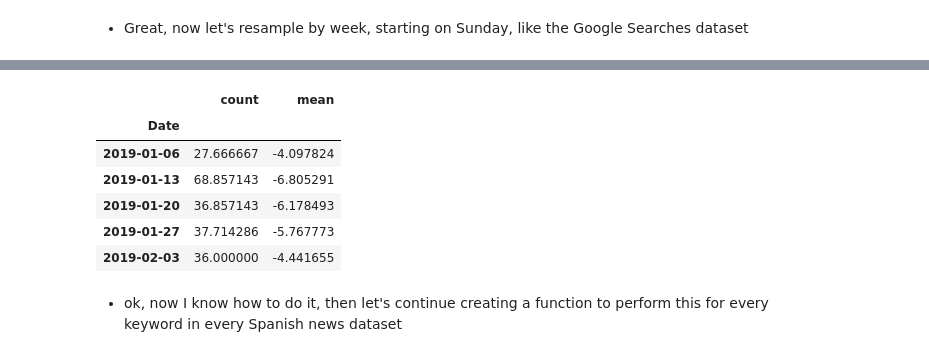
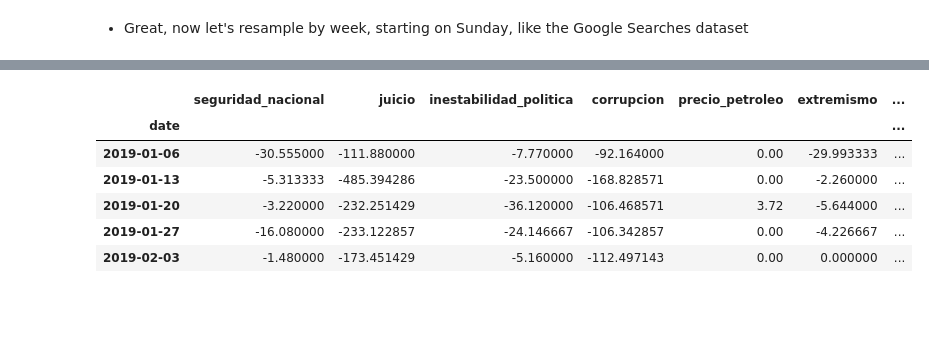
Before and after one commit to albertovpd/automated_ML_regression, a Jupyter notebook: data_exploration.ipynb, the cells around one changed output, grey strips where cells are left out. Saved outputs shown, nothing was run; the diff lists cells and outputs as text; code cells hidden in the pictures; blank space fills up the shorter version.

```diff
--- a/data_exploration.ipynb
+++ b/data_exploration.ipynb
@@ -40,6 +40,6 @@ df_google.columns
 Index(['Unnamed: 0', 'keyword', 'date', 'trend_index'], dtype='object')
 # %%
 df_google.drop(columns='Unnamed: 0', inplace=True)
-df_google.rename(columns={'date':"Date"}, inplace=True)
+#df_google.rename(columns={'date':"Date"}, inplace=True)
 df_google.head()
 # %% [output]
@@ -195,12 +172,51 @@ df2 = df2.resample('W-SUN').mean() #weekly totals
+# %%
+def creating_dataset(df,column):
+    '''
+    Column is the column in which are allocated the keywords, for every case: political, social and economical columns
+    '''
+
+    # list of new columns
+    list_keywords=list(set(df[column]))
+    # creating empty dataframe to append info
+    df_final=pd.DataFrame()
+    df_final["date"]=list(set(df["Date"]))
+
+
+    for k in list_keywords:
+        # creating a new dataframe for every keyword in the column, getting the occurrences of keyword and mean of sentiment
+        df4=pd.DataFrame()
+        df4=df[df[column]==k].groupby(["Date"]).agg(['count','mean'])
+        # erase multiindex
+        df4.columns=df4.columns.droplevel(0)
+        # this will be our score, occurrences * mean
+        df4[k]=df4["count"]*df4["mean"]
+        # date column to perform the join by it
+        df4["date"]=df4.index
+        df4.drop(columns=["count","mean"],inplace=True)
+        # this is where we combine the empty dataset, every keyword in its place
+        df_final=df_final.merge(df4,how='left', left_on='date', right_on='date')
+
+    # make datetime index for weekly resampling
+    df_final["date"]=pd.to_datetime(df_final['date'])
+    df_final.index=df_final["date"]
+    # resampling
+    df_final = df_final.resample('W-SUN').mean() #weekly totals
+    df_final.sort_values(by="date", ascending=True, inplace=True)
+    # filling gaps
+    df_final=df_final.fillna(0)
+
+    return df_final
+# %%
+dfp = creating_dataset(df_political,"political")
+dfs = creating_dataset(df_social,"social")
+dfe = creating_dataset(df_economical,"economical")
 # %%
-df2.head()
+dfp.head()
 # %% [output]
-|  | count | mean |
-| Date |  |  |
-| 2019-01-06 | 27.666667 | -4.097824 |
-| 2019-01-13 | 68.857143 | -6.805291 |
-| 2019-01-20 | 36.857143 | -6.178493 |
-| 2019-01-27 | 37.714286 | -5.767773 |
-| 2019-02-03 | 36.000000 | -4.441655 |
+|  | seguridad_nacional | juicio | inestabilidad_politica | corrupcion | precio_petroleo | extremismo | ... |
+| date |  |  |  |  |  |  | ... |
+| 2019-01-06 | -30.555000 | -111.880000 | -7.770000 | -92.164000 | 0.00 | -29.993333 | ... |
+| 2019-01-13 | -5.313333 | -485.394286 | -23.500000 | -168.828571 | 0.00 | -2.260000 | ... |
+| 2019-01-20 | -3.220000 | -232.251429 | -36.120000 | -106.468571 | 3.72 | -5.644000 | ... |
+| 2019-01-27 | -16.080000 | -233.122857 | -24.146667 | -106.342857 | 0.00 | -4.226667 | ... |
+| 2019-02-03 | -1.480000 | -173.451429 | -5.160000 | -112.497143 | 0.00 | 0.000000 | ... |
-# %% [markdown]
-- ok, now I know how to do it, then let's continue creating a function to perform this for every keyword in every Spanish news dataset
```
Also changed, not shown: parts of 24 cells of this notebook.
